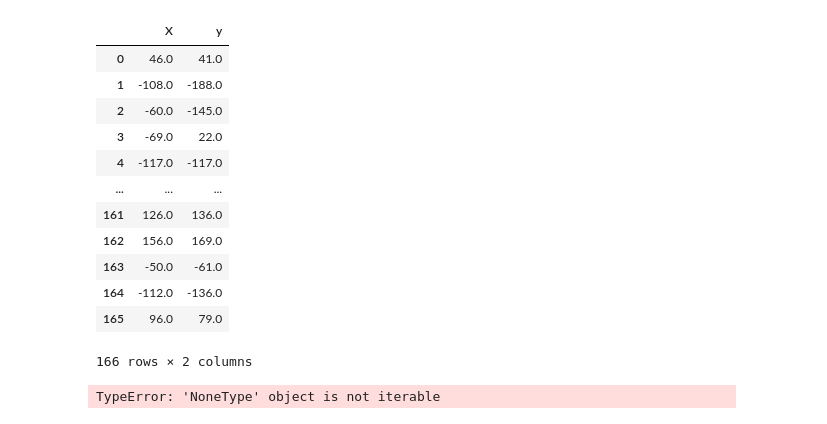
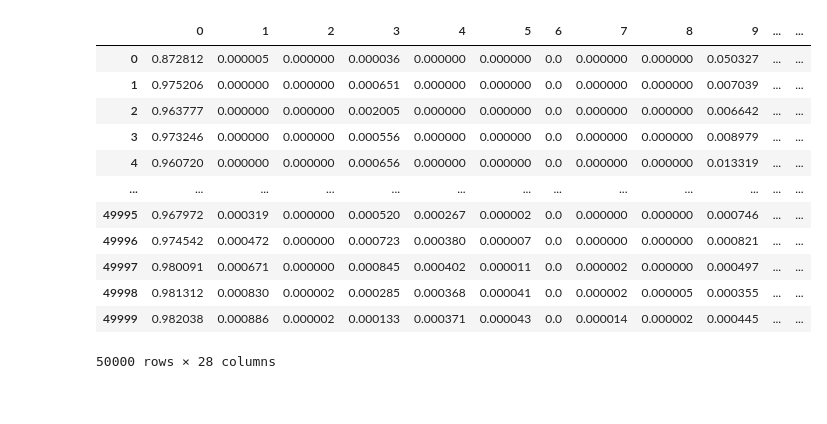
Before and after one commit to mishadobrits/anomaly_detector, a Jupyter notebook: EDA.ipynb, the cells around one changed output. Cells and saved outputs as stored; diff of their text form; code cells hidden in the pictures.

```diff
--- a/EDA.ipynb
+++ b/EDA.ipynb
@@ -53,35 +7,38 @@ df = pd.DataFrame(newData, columns=columns)
-# %%
-df
-# %% [output]
-|  | X | y |
-| 0 | 46.0 | 41.0 |
-| 1 | -108.0 | -188.0 |
-| 2 | -60.0 | -145.0 |
-| 3 | -69.0 | 22.0 |
-| 4 | -117.0 | -117.0 |
-| ... | ... | ... |
-| 161 | 126.0 | 136.0 |
-| 162 | 156.0 | 169.0 |
-| 163 | -50.0 | -61.0 |
-| 164 | -112.0 | -136.0 |
-| 165 | 96.0 | 79.0 |
-166 rows × 2 columns
-# %%
-mat = loadmat('musk.mat')  # load mat-file
-mdata = mat['X']  # variable in mat file
-mdtype = mdata.dtype  # dtypes of structures are "unsized objects"
-# * SciPy reads in structures as structured NumPy arrays of dtype object
-# * The size of the array is the size of the structure array, not the number
-#   elements in any particular field. The shape defaults to 2-dimensional.
-# * For convenience make a dictionary of the data using the names from dtypes
-# * Since the structure has only one element, but is 2-D, index it at [0, 0]
-ndata = {n: mdata[n][0, 0] for n in mdtype.names}
-# Reconstruct the columns of the data table from just the time series
-# Use the number of intervals to test if a field is a column or metadata
-columns = [n for n, v in ndata.iteritems() if v.size == ndata['numIntervals']]
-# now make a data frame, setting the time stamps as the index
-df = pd.DataFrame(np.concatenate([ndata[c] for c in columns], axis=1),
-                  index=[datetime(*ts) for ts in ndata['timestamps']],
-                  columns=columns)
-# %% [output]
-TypeError: 'NoneType' object is not iterable
+# %%
+def to01(word):
+    if str(word) == "b'yes'":
+        return 1
+    else:
+        return 0
+
+
+def mapper(name):
+    if type(name) is str and name.startswith('att'):
+        return int(name[3:]) - 1
+    else:
+        return name
+
+raw_data = loadarff('ALOI.arff')
+df1 = pd.DataFrame(raw_data[0])
+df1.drop_duplicates(inplace = True)
+df1['outlier'] = df1['outlier'].apply(to01)
+df1 = df1.drop('id', axis = 1)
+df1.rename(columns=mapper, inplace = True)
+df1.rename(columns={"outlier": 166}, inplace = True)
+df1.sort_index(axis=1, inplace=True)
+df1.rename(columns={166: "outlier"}, inplace = True)
+df1
+# %% [output]
+|  | 0 | 1 | 2 | 3 | 4 | 5 | 6 | 7 | 8 | 9 | ... | ... |
+| 0 | 0.872812 | 0.000005 | 0.000000 | 0.000036 | 0.000000 | 0.000000 | 0.0 | 0.000000 | 0.000000 | 0.050327 | ... | ... |
+| 1 | 0.975206 | 0.000000 | 0.000000 | 0.000651 | 0.000000 | 0.000000 | 0.0 | 0.000000 | 0.000000 | 0.007039 | ... | ... |
+| 2 | 0.963777 | 0.000000 | 0.000000 | 0.002005 | 0.000000 | 0.000000 | 0.0 | 0.000000 | 0.000000 | 0.006642 | ... | ... |
+| 3 | 0.973246 | 0.000000 | 0.000000 | 0.000556 | 0.000000 | 0.000000 | 0.0 | 0.000000 | 0.000000 | 0.008979 | ... | ... |
+| 4 | 0.960720 | 0.000000 | 0.000000 | 0.000656 | 0.000000 | 0.000000 | 0.0 | 0.000000 | 0.000000 | 0.013319 | ... | ... |
+| ... | ... | ... | ... | ... | ... | ... | ... | ... | ... | ... | ... | ... |
+| 49995 | 0.967972 | 0.000319 | 0.000000 | 0.000520 | 0.000267 | 0.000002 | 0.0 | 0.000000 | 0.000000 | 0.000746 | ... | ... |
+| 49996 | 0.974542 | 0.000472 | 0.000000 | 0.000723 | 0.000380 | 0.000007 | 0.0 | 0.000000 | 0.000000 | 0.000821 | ... | ... |
+| 49997 | 0.980091 | 0.000671 | 0.000000 | 0.000845 | 0.000402 | 0.000011 | 0.0 | 0.000002 | 0.000000 | 0.000497 | ... | ... |
+| 49998 | 0.981312 | 0.000830 | 0.000002 | 0.000285 | 0.000368 | 0.000041 | 0.0 | 0.000002 | 0.000005 | 0.000355 | ... | ... |
+| 49999 | 0.982038 | 0.000886 | 0.000002 | 0.000133 | 0.000371 | 0.000043 | 0.0 | 0.000014 | 0.000002 | 0.000445 | ... | ... |
+50000 rows × 28 columns
```
Also changed, not shown: parts of 13 cells of this notebook, 1 other file.
